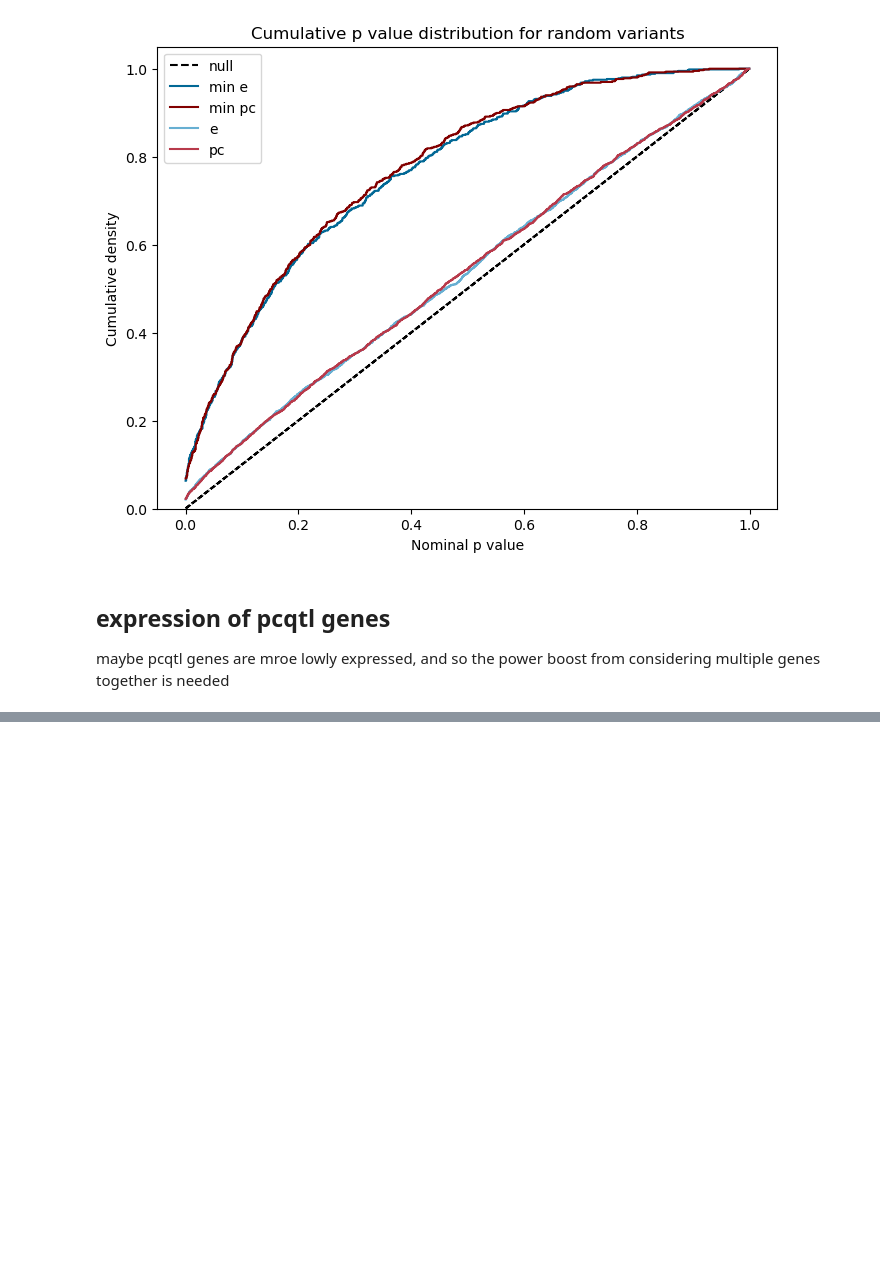
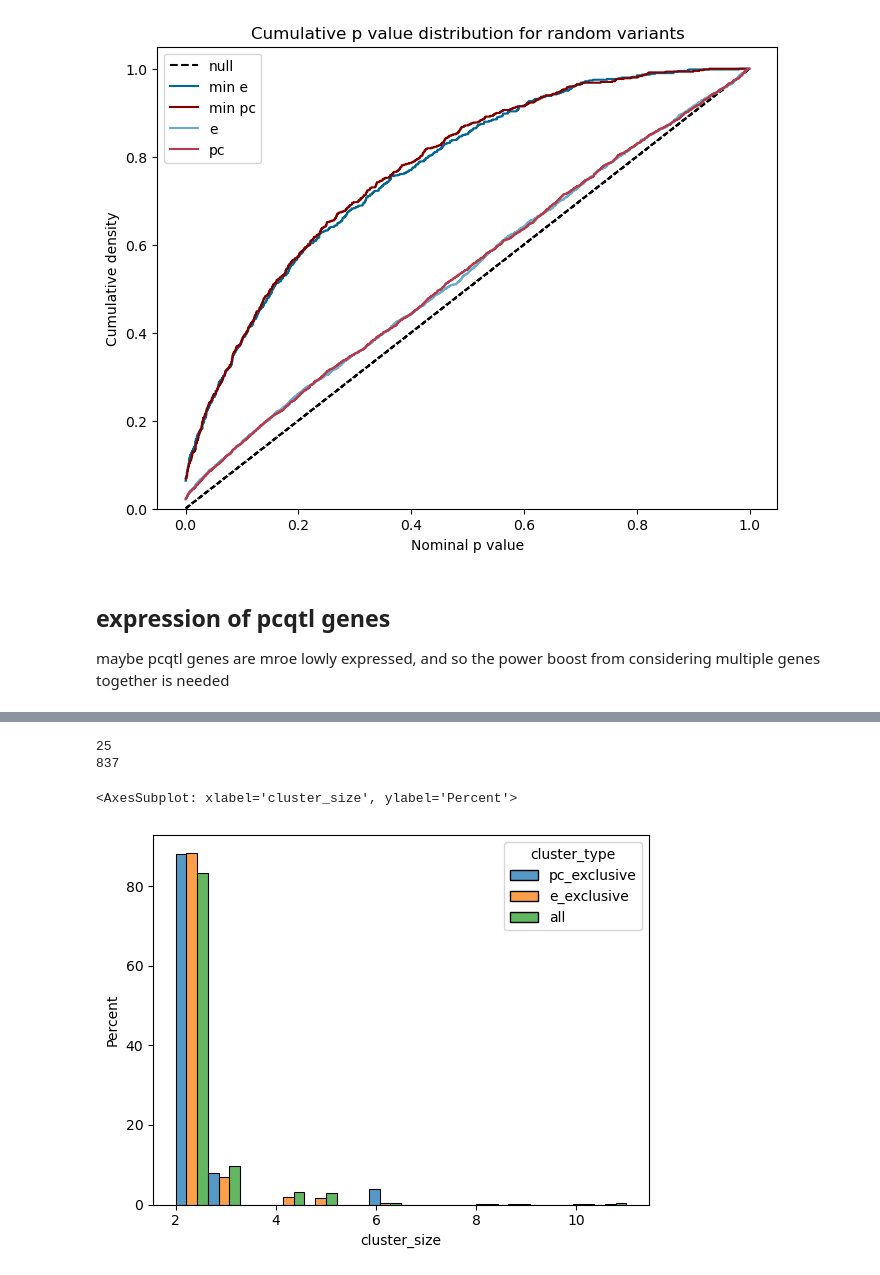
Before and after one commit to kal26/pcqtls, a Jupyter notebook: workflow/notebooks/pc_power.ipynb, the cells around one changed output, grey strips where cells are left out. Saved outputs shown, nothing was run; the diff lists cells and outputs as text; code cells hidden in the pictures; blank space fills up the shorter version.

```diff
--- a/workflow/notebooks/pc_power.ipynb
+++ b/workflow/notebooks/pc_power.ipynb
@@ -202,0 +260,30 @@ maybe pcqtl genes are mroe lowly expressed, and so the power boost from consider
+# %%
+# clusters with eqtl or pcqtl only
+grouped_cluster_df = overlap_df.groupby('cluster_id').agg({
+    'orig_cs_dataset':list
+})
+
+# there are not many clusters that only have pcqtl signals, more have only eqtl signals
+pc_exclusive_clusters = grouped_cluster_df[~grouped_cluster_df['orig_cs_dataset'].astype(str).str.contains('control_eqtl')].index.values
+e_exclusive_clusters = grouped_cluster_df[~grouped_cluster_df['orig_cs_dataset'].astype(str).str.contains('pcqtl')].index.values
+
+print(len(pc_exclusive_clusters))
+print(len(e_exclusive_clusters))
+# %% [output]
+25
+837
+# %%
+# do they differ in cluster size distribution
+
+pc_exclusive_cluster_size = [len(cluster.split('_')) for cluster in pc_exclusive_clusters]
+e_exclusive_cluster_size = [len(cluster.split('_')) for cluster in e_exclusive_clusters]
+
+# combine into one df
+joined_df = pd.DataFrame(pd.concat([pd.Series(pc_exclusive_cluster_size, name='cluster_size'), pd.Series(e_exclusive_cluster_size, name='cluster_size'), overlap_df['cluster_size']],
+                                   keys=['pc_exclusive', 'e_exclusive', 'all'], names=['cluster_type']))
+
+# plot
+sns.histplot(joined_df, x='cluster_size', hue='cluster_type', stat='percent', common_norm=False, multiple='dodge')
+# %% [output]
+<AxesSubplot: xlabel='cluster_size', ylabel='Percent'>
+[figure, added]
```
Also changed, not shown: parts of 11 cells of this notebook.
